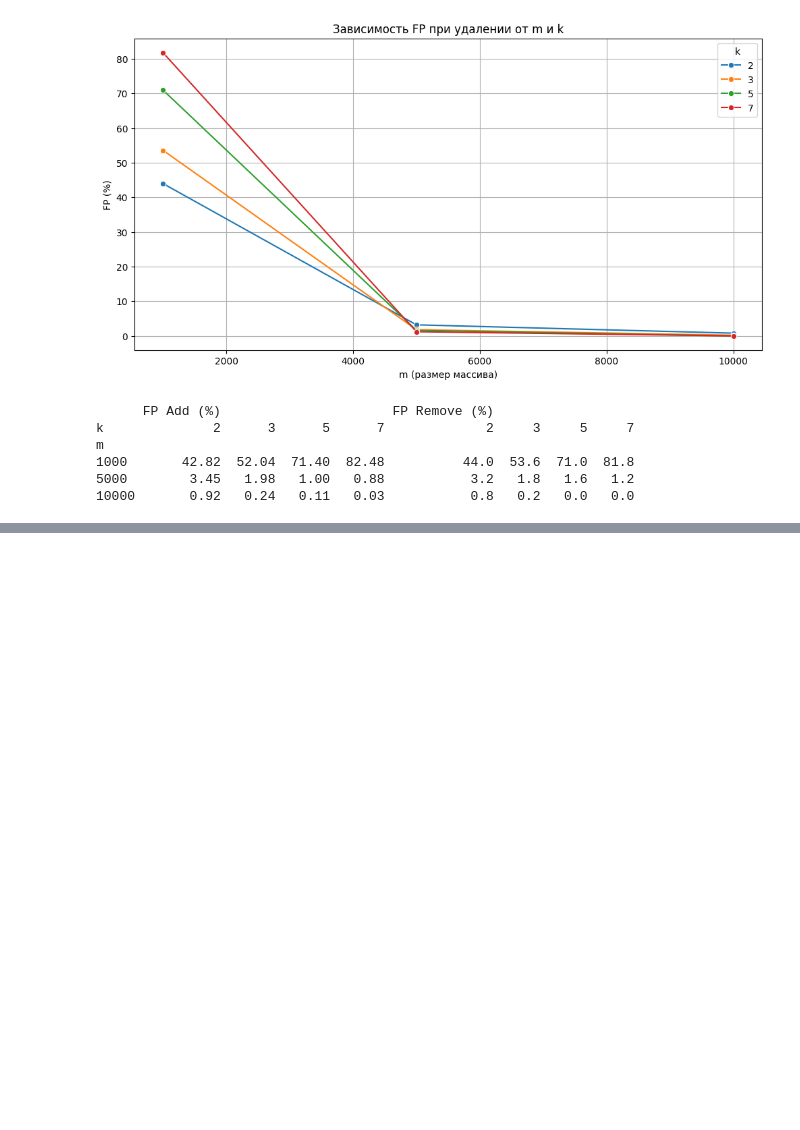
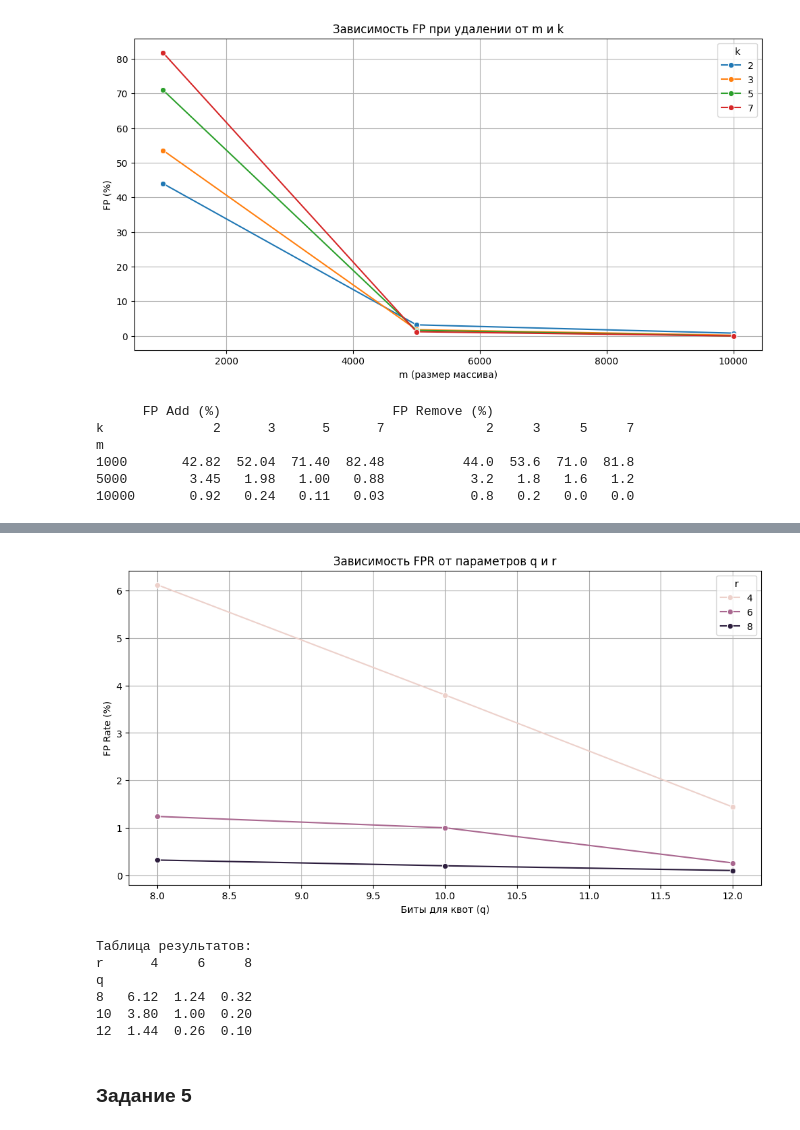
Before and after one commit to AlexeyRau/OMGTU, a Jupyter notebook: 2 курс/4 семестр/Практикум по программированию/lab1.ipynb, the cells around one changed output, grey strips where cells are left out. Saved outputs shown, nothing was run; the diff lists cells and outputs as text; code cells hidden in the pictures; blank space fills up the shorter version.

```diff
--- a/2 курс/4 семестр/Практикум по программированию/lab1.ipynb
+++ b/2 курс/4 семестр/Практикум по программированию/lab1.ipynb
@@ -237,0 +408,51 @@ m
+# %%
+def calculate_fpr(qf, test_items):
+    fp = sum(1 for item in test_items if qf.contains(item))
+    return (fp / len(test_items)) * 100
+# %%
+def evaluate_parameters(q_values, r_values, num_elements=1000, num_tests=5000):
+    results = []
+    added_items = [f"item_{i}" for i in range(num_elements)]
+    test_items = [f"test_{i}" for i in range(num_tests)]
+
+    for q in q_values:
+        for r in r_values:
+            qf = QuotientFilter(q, r)
+            for item in added_items:
+                qf.add(item)
+
+            fp_rate = calculate_fpr(qf, test_items)
+            results.append({
+                'q': q,
+                'r': r,
+                'FP Rate (%)': fp_rate
+            })
+
+    return pd.DataFrame(results)
+
+# Запуск анализа
+df = evaluate_parameters(
+    q_values=[8, 10, 12],
+    r_values=[4, 6, 8]
+)
+
+# Визуализация
+plt.figure(figsize=(12, 6))
+sns.lineplot(data=df, x='q', y='FP Rate (%)', hue='r', marker='o')
+plt.title("Зависимость FPR от параметров q и r")
+plt.xlabel("Биты для квот (q)")
+plt.grid(True)
+plt.show()
+
+print("Таблица результатов:")
+print(df.pivot(index='q', columns='r', values='FP Rate (%)'))
+# %% [output]
+[figure, added]
+Таблица результатов:
+r      4     6     8
+q
+8   6.12  1.24  0.32
+10  3.80  1.00  0.20
+12  1.44  0.26  0.10
+# %% [markdown]
+### Задание 5
```
Also changed, not shown: parts of 15 cells of this notebook.
